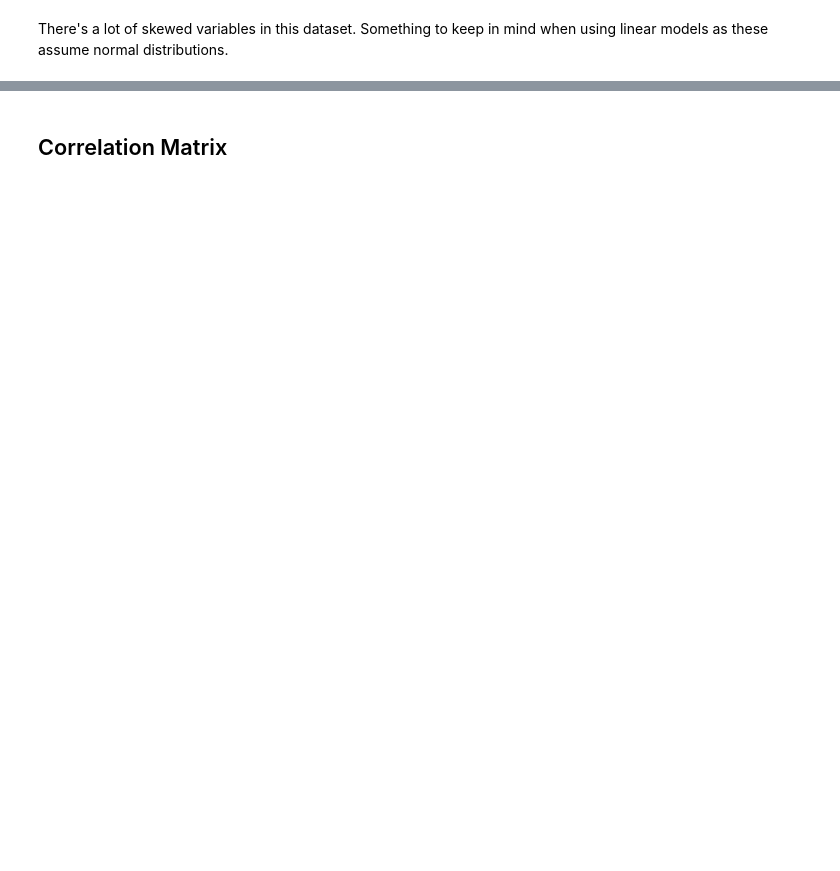
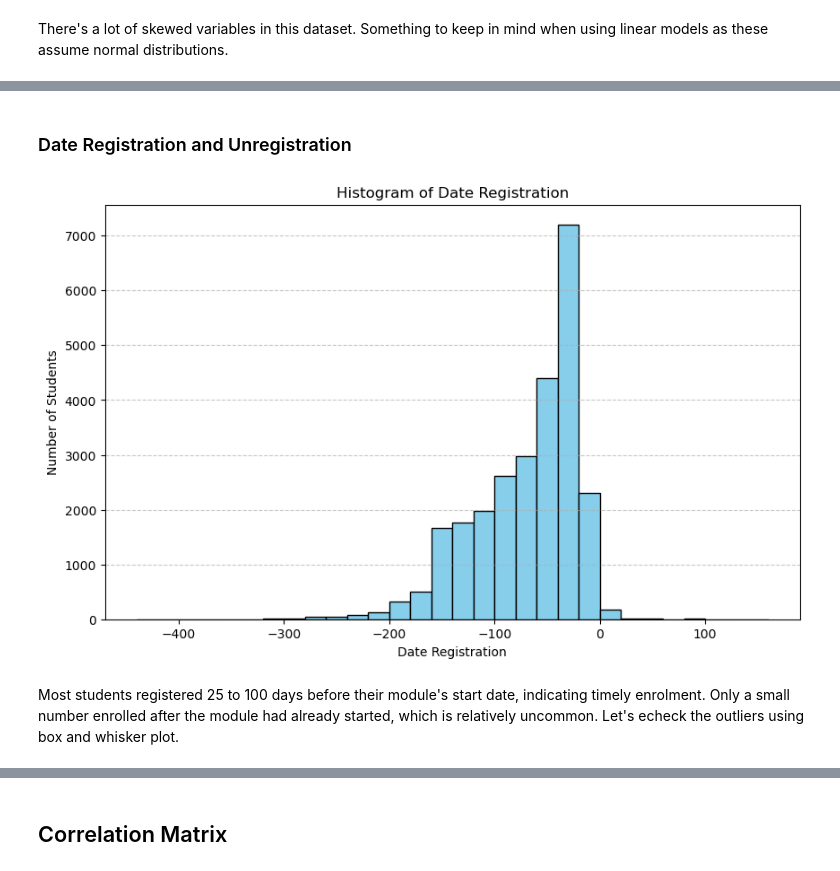
Before and after one commit to MScProjs/MScProject2025-Ali-Suhail, a Jupyter notebook: codes/jisc.ipynb, the cells around one changed output, grey strips where cells are left out. Cells and saved outputs as stored; diff of their text form; code cells hidden in the pictures; blank space fills up the shorter version.

```diff
--- a/codes/jisc.ipynb
+++ b/codes/jisc.ipynb
@@ -2065,0 +2086,15 @@ We can see the target variable has two peaks and is not normally distributed, bu
+# %% [markdown]
+### Date Registration and Unregistration
+# %%
+# Plot histogram for `date_registration`.
+plt.figure(figsize=(10, 6))
+plt.hist(train['date_registration'], bins=range(-440, 180, 20), color='skyblue', edgecolor='black')
+plt.xlabel('Date Registration')
+plt.ylabel('Number of Students')
+plt.title('Histogram of Date Registration')
+plt.grid(axis='y', linestyle='--', alpha=0.7)
+plt.show()
+# %% [output]
+[figure, added]
+# %% [markdown]
+Most students registered 25 to 100 days before their module's start date, indicating timely enrolment. Only a small number enrolled after the module had already started, which is relatively uncommon. Let's echeck the outliers using box and whisker plot.
```
Also changed, not shown: parts of 114 cells of this notebook.
